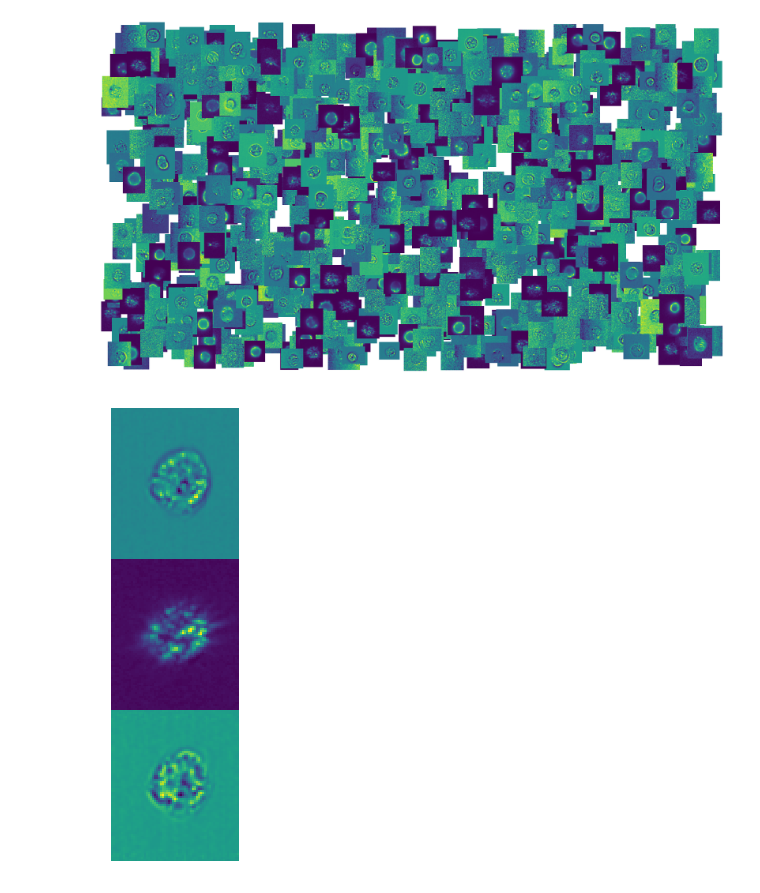
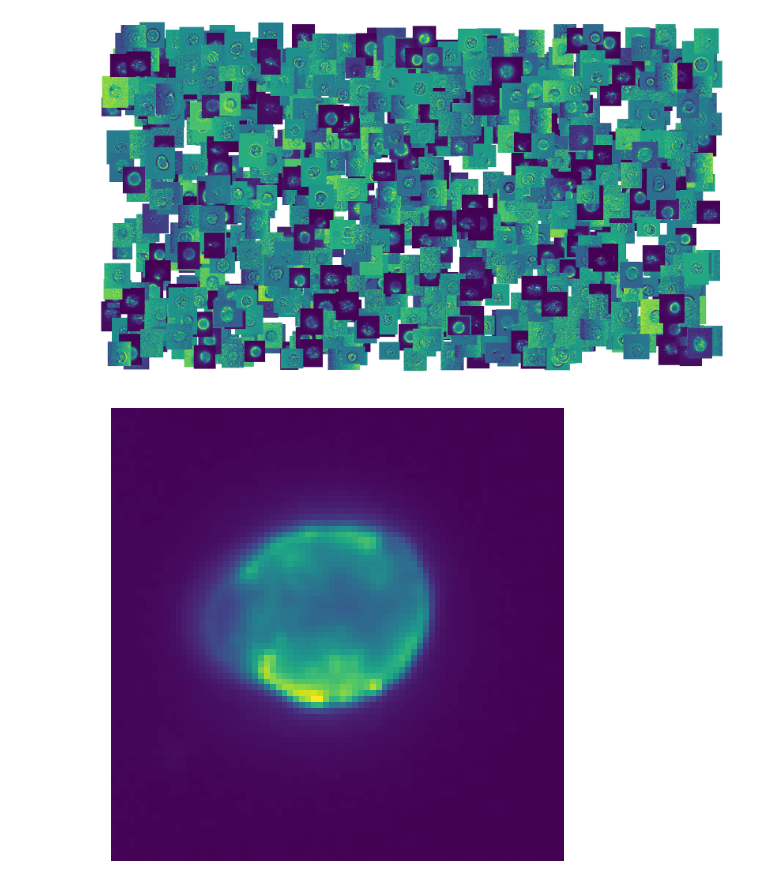
Before and after one commit to harel-coffee/SCIP-use-case-workflows-auto, a Jupyter notebook: notebooks/QC/cloud.ipynb, the cells around one changed output. Drawn from its saved outputs; the diff is of its cells as text; code cells hidden in the pictures.

```diff
--- a/notebooks/QC/cloud.ipynb
+++ b/notebooks/QC/cloud.ipynb
@@ -20,8 +20,8 @@ df_scip.shape
 images = []
 bboxes = []
 
-n = 2000
-df = df_scip.sample(n=1000)
+n = 300
+df = df_scip.sample(n=n)
 
 for path, gdf in df.groupby("meta_path"):
     print(path)
@@ -76,11 +78,15 @@ ax.set_axis_off()
+# %%
+im = images[0]
+
+norm = Normalize(vmin=im[1].min(), vmax=im[1].max())
 # %%
-im = images[0]
 image = numpy.empty(shape=im.shape + (4,), dtype=float)
 for c in range(len(im)):
-    image[c] = plt.get_cmap("viridis")((im[c] - im[c].min()) / (im[c].max() - im[c].min()))
+    # image[c] = plt.get_cmap("viridis")((im[c] - im[c].min()) / (im[c].max() - im[c].min()))
+    image[c] = plt.get_cmap("viridis")(norm(im[c]))
 # %%
 fig, ax = plt.subplots(dpi=150)
-ax.imshow(numpy.vstack(image[[0,5,8]]))
+ax.imshow(numpy.vstack(image[[1]]))
 ax.set_axis_off()
 # %% [output]
-[figure, old version]
+[figure, new version]
```
Also changed, not shown: parts of 4 cells of this notebook, 1 other file.
